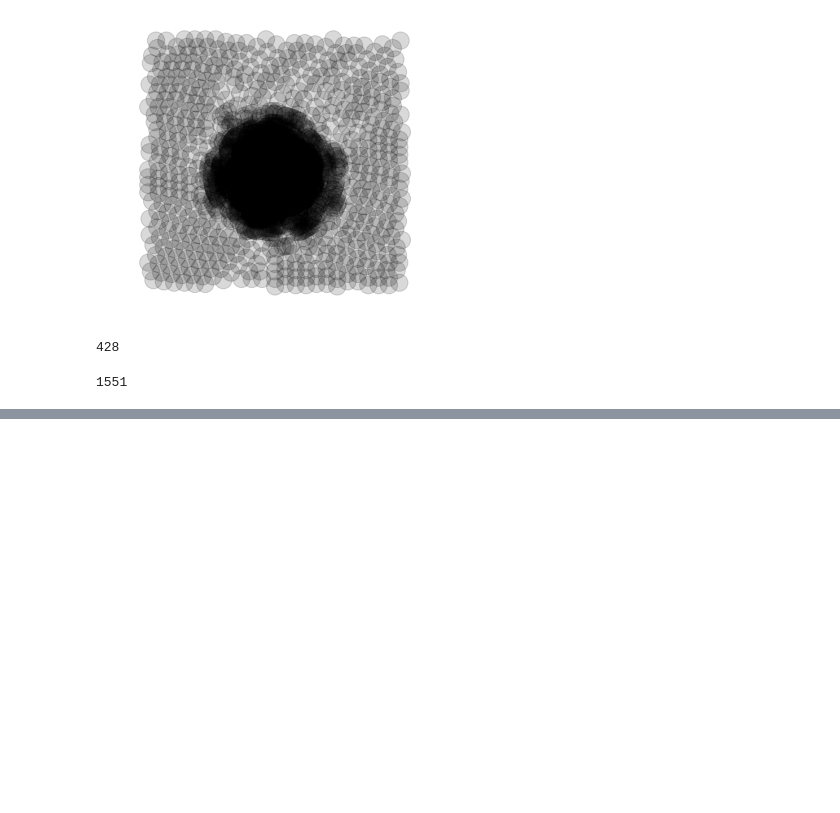
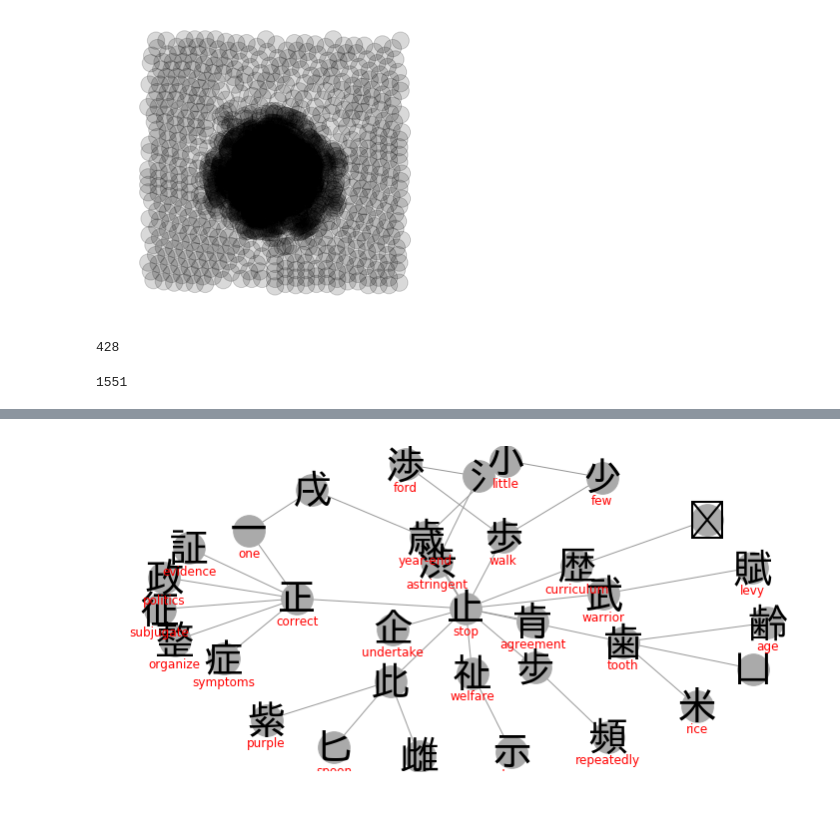
Before and after one commit to mpenkov/nihongo, a Jupyter notebook: demo.ipynb, the cells around one changed output, grey strips where cells are left out. Drawn from its saved outputs; the diff is of its cells as text; code cells hidden in the pictures; blank space fills up the shorter version.

```diff
--- a/demo.ipynb
+++ b/demo.ipynb
@@ -381,11 +411,8 @@ plt.grid();
 # You can also flip the mapping to go the other way around
 import collections
 inv_chise_dict = collections.defaultdict(list)
-for kanji, ideographs in chise_dict.items():
-    for i in ideographs:
-        inv_chise_dict[i].append(kanji)
-
-# Find the Kanji that contains both 金 and 失
-bigprint(*set(inv_chise_dict['金']).intersection(set(inv_chise_dict['失'])))
+for kanji in chise_dict:
+    for ideogram in chise_dict[kanji] + chise_decompose(kanji):
+        inv_chise_dict[ideogram].append(kanji)
 
 # This is particularly helpful when you know _part_ of a Kanji, but don't know the rest of it
@@ -634,0 +652,30 @@ focus(fkw['woman'], model='neato', depth=2)
+# %%
+kanji_set = set(heisig_dict)
+extend_with_parts(kanji_set)
+G = construct_graph(kanji_set, includes)
+nx.write_yaml(G, 'graph.yml')
+# %%
+def search(graph, node, seen, depth=1000):
+    """Recursively search for nodes reachable from the specified node within some number of hops.
+
+    Populates the seen set with the reachable nodes.
+    """
+    seen.add(node)
+
+    if depth == 0:
+        return
+
+    for _, n in graph.edges([node]):
+        if n not in seen:
+            search(graph, n, seen, depth - 1)
+
+def explore(kanji, depth=2, model='neato'):
+    """Construct a subgraph by starting a search from the specified Kanji, and plot it."""
+    seen = set([kanji])
+    search(G, kanji, seen, depth=depth)
+    sub = G.subgraph(seen)
+    plot_graph(sub, model=model)
+# %%
+explore(fkw['stop'])
+# %% [output]
+[figure, added]
```
Also changed, not shown: parts of 63 cells of this notebook, 6 other files.
